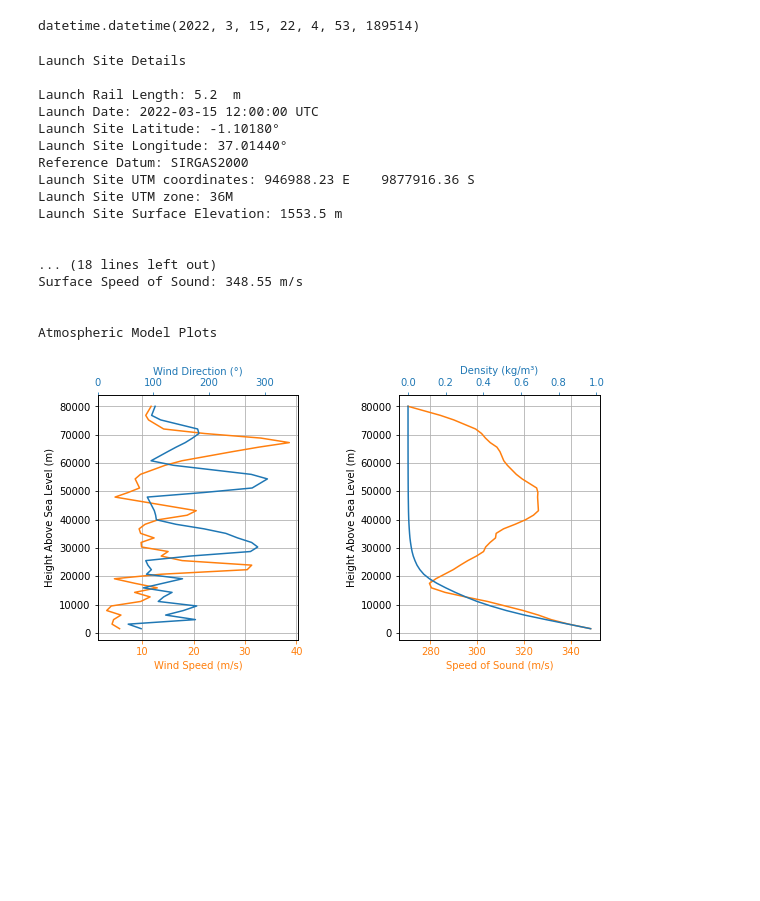
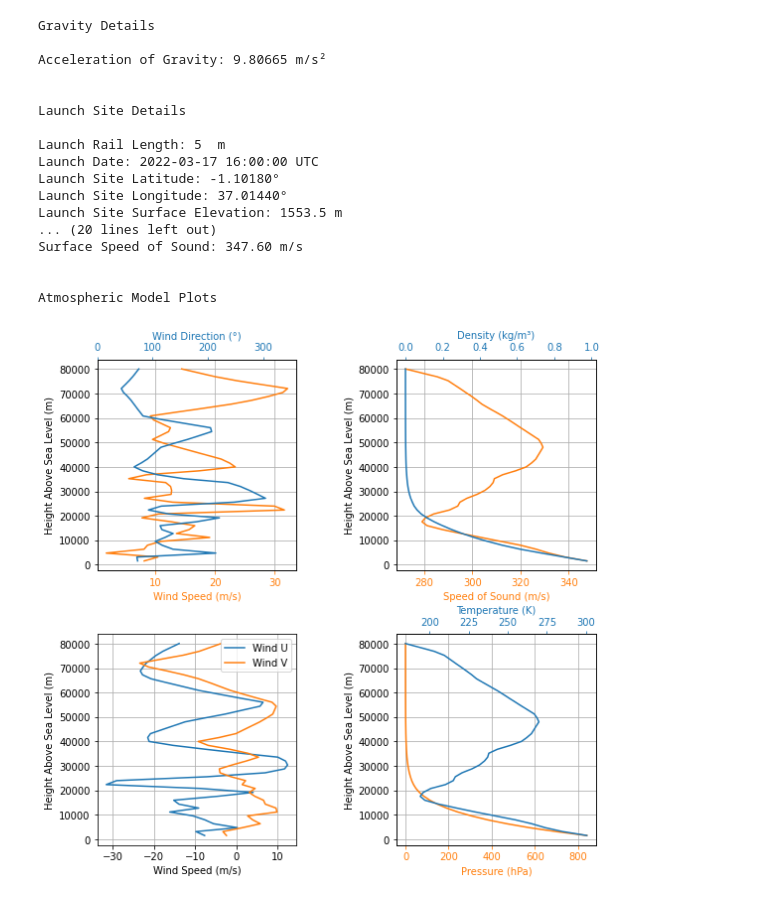
Before and after one commit to nakujaproject/airframeN2, a Jupyter notebook: RocketPYSim/rocketsim.ipynb, the cells around one changed output. Cells and saved outputs as stored; diff of their text form; code cells hidden in the pictures; blank space fills up the shorter version.

```diff
--- a/RocketPYSim/rocketsim.ipynb
+++ b/RocketPYSim/rocketsim.ipynb
@@ -24,45 +24,40 @@ class Environment(builtins.object)
  |
  |  __weakref__
  |      list of weak references to the object (if defined)
-# %%
-# Tomorrow's datetime
-datetime.datetime.today() + datetime.timedelta(days=1)
-# %% [output]
-datetime.datetime(2022, 3, 15, 22, 4, 53, 189514)
 # %%
 Env = Environment(
-    railLength=5.2,
+    railLength=5,
+    gravity=9.80665,
     longitude=37.0144, # East
     latitude=-1.1018, # South
-    elevation=1519, # Altitude
 )
 
 tomorrow = datetime.datetime.today() + datetime.timedelta(days=1)
 
-Env.setDate((tomorrow.year, tomorrow.month, tomorrow.day, 12))
+Env.setDate((tomorrow.year, tomorrow.month, tomorrow.day, 16))
 
 Env.setAtmosphericModel(type='Forecast', file='GFS')
 # %%
-Env.info()
+Env.allInfo()
 # %% [output]
+Gravity Details
+
+Acceleration of Gravity: 9.80665 m/s²
+
+
 Launch Site Details
 
-Launch Rail Length: 5.2  m
-Launch Date: 2022-03-15 12:00:00 UTC
+Launch Rail Length: 5  m
+Launch Date: 2022-03-17 16:00:00 UTC
 Launch Site Latitude: -1.10180°
 Launch Site Longitude: 37.01440°
-Reference Datum: SIRGAS2000
-Launch Site UTM coordinates: 946988.23 E    9877916.36 S
-Launch Site UTM zone: 36M
 Launch Site Surface Elevation: 1553.5 m
-
-
-... (18 lines left out)
-Surface Speed of Sound: 348.55 m/s
+... (20 lines left out)
+Surface Speed of Sound: 347.60 m/s
 
 
 Atmospheric Model Plots
-[figure, old version]
+[figure, new version]
 # %%
 help(SolidMotor)
 # %% [output]
```
Also changed, not shown: parts of 11 cells of this notebook, 1 other file.
